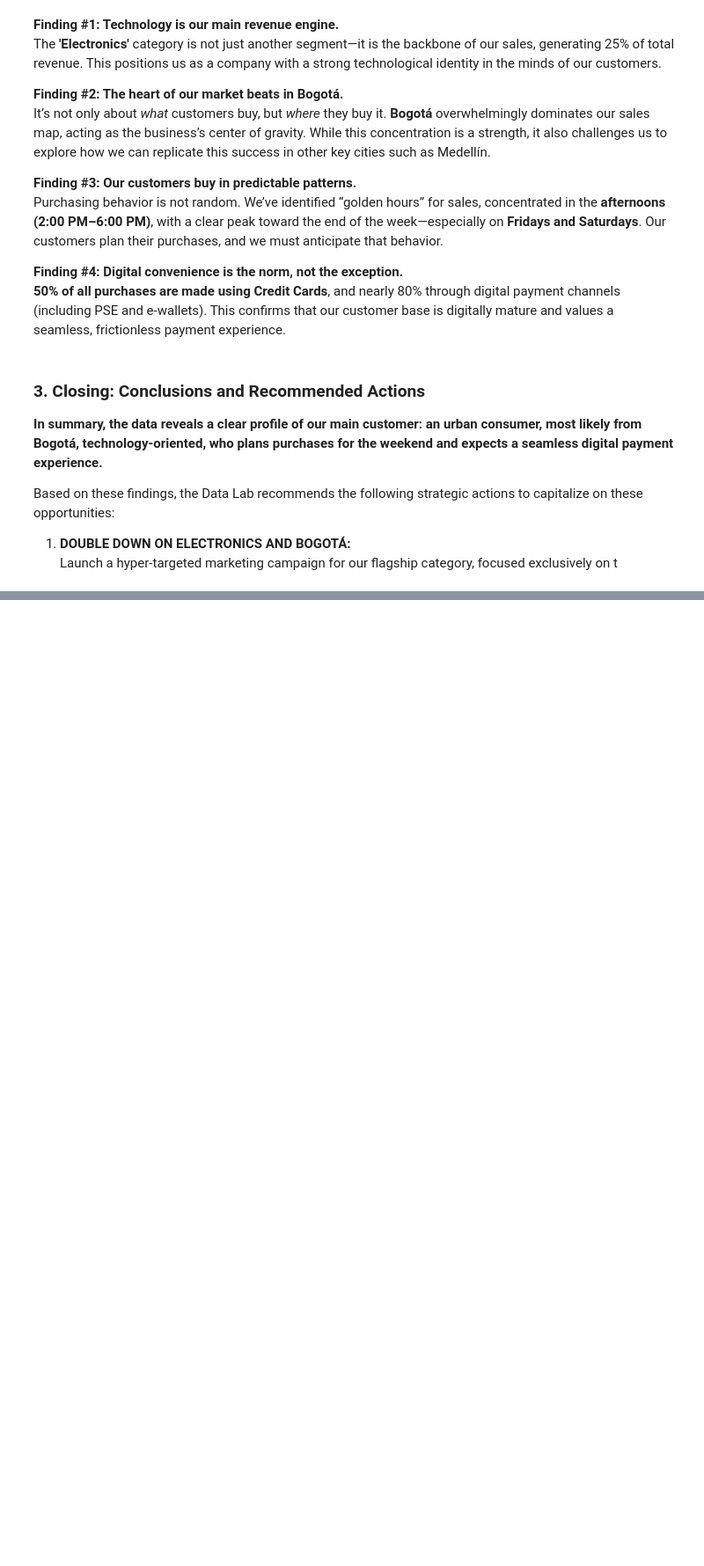
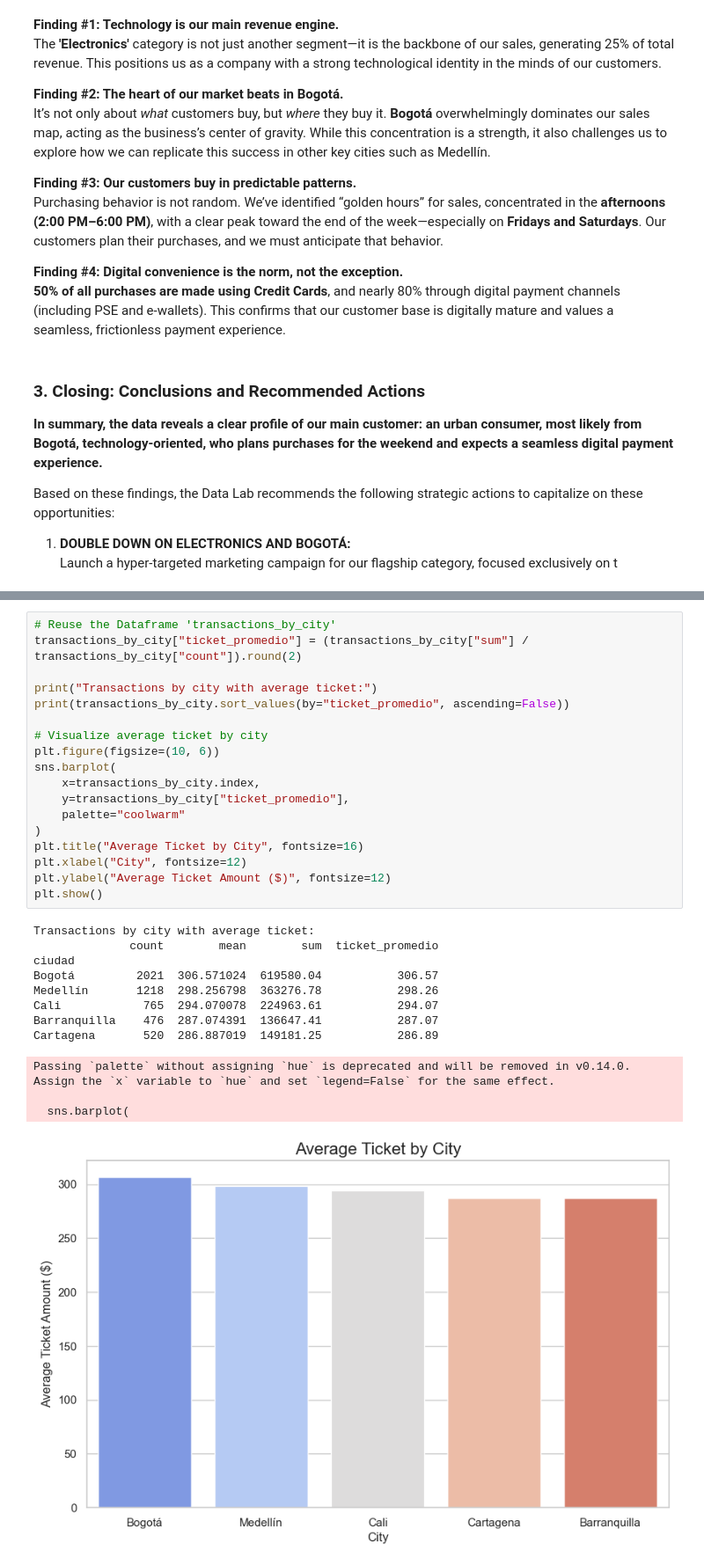
Before and after one commit to Elimge/lufemage-data-lab, a Jupyter notebook: notebooks/01_sales_analysis.ipynb, the cells around one changed output, grey strips where cells are left out. Shown: that part at 88% size. Saved outputs shown, nothing was run; the diff lists cells and outputs as text; blank space fills up the shorter version.

```diff
--- a/notebooks/01_sales_analysis.ipynb
+++ b/notebooks/01_sales_analysis.ipynb
@@ -421,0 +505,31 @@ Based on these findings, the Data Lab recommends the following strategic actions
+# %%
+# Reuse the Dataframe 'transactions_by_city'
+transactions_by_city["ticket_promedio"] = (transactions_by_city["sum"] / transactions_by_city["count"]).round(2)
+
+print("Transactions by city with average ticket:")
+print(transactions_by_city.sort_values(by="ticket_promedio", ascending=False))
+
+# Visualize average ticket by city
+plt.figure(figsize=(10, 6))
+sns.barplot(
+    x=transactions_by_city.index,
+    y=transactions_by_city["ticket_promedio"],
+    palette="coolwarm"
+)
+plt.title("Average Ticket by City", fontsize=16)
+plt.xlabel("City", fontsize=12)
+plt.ylabel("Average Ticket Amount ($)", fontsize=12)
+plt.show()
+# %% [output]
+Transactions by city with average ticket:
+              count        mean        sum  ticket_promedio
+ciudad
+Bogotá         2021  306.571024  619580.04           306.57
+Medellín       1218  298.256798  363276.78           298.26
+Cali            765  294.070078  224963.61           294.07
+Barranquilla    476  287.074391  136647.41           287.07
+Cartagena       520  286.887019  149181.25           286.89
+Passing `palette` without assigning `hue` is deprecated and will be removed in v0.14.0. Assign the `x` variable to `hue` and set `legend=False` for the same effect.
+
+  sns.barplot(
+[figure, added]
```
Also changed, not shown: parts of 9 cells of this notebook, 1 other file.
